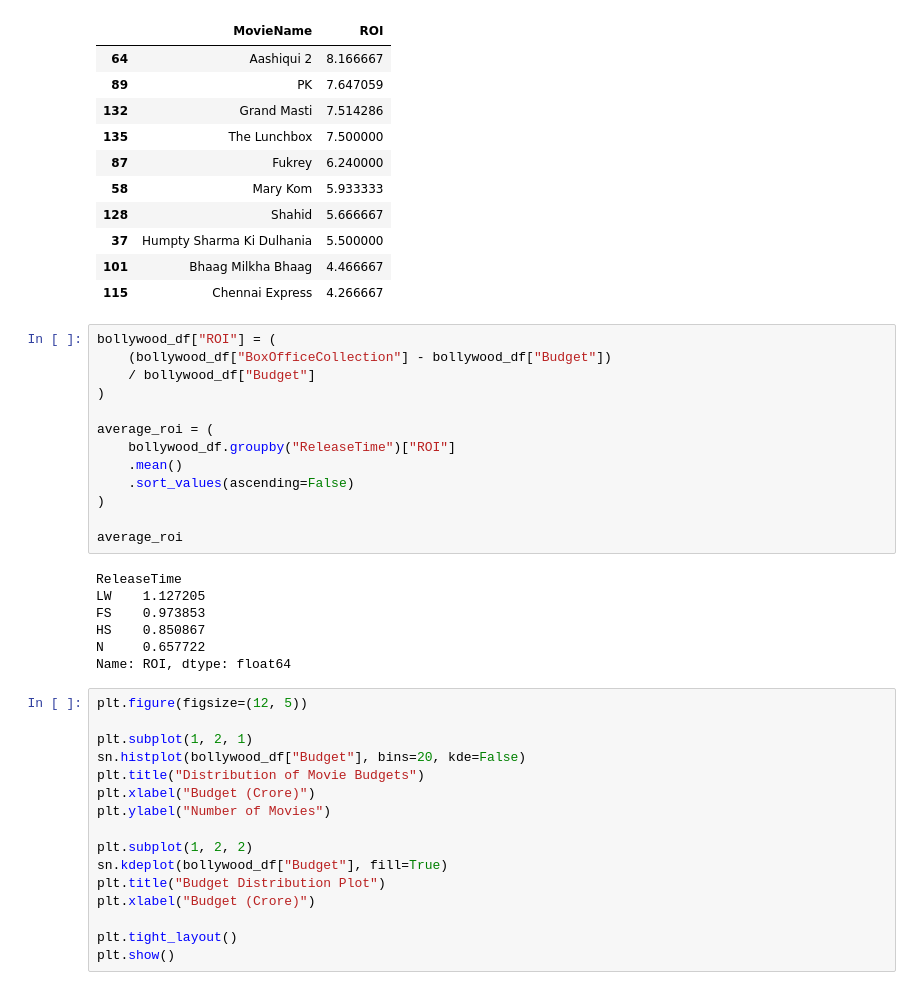
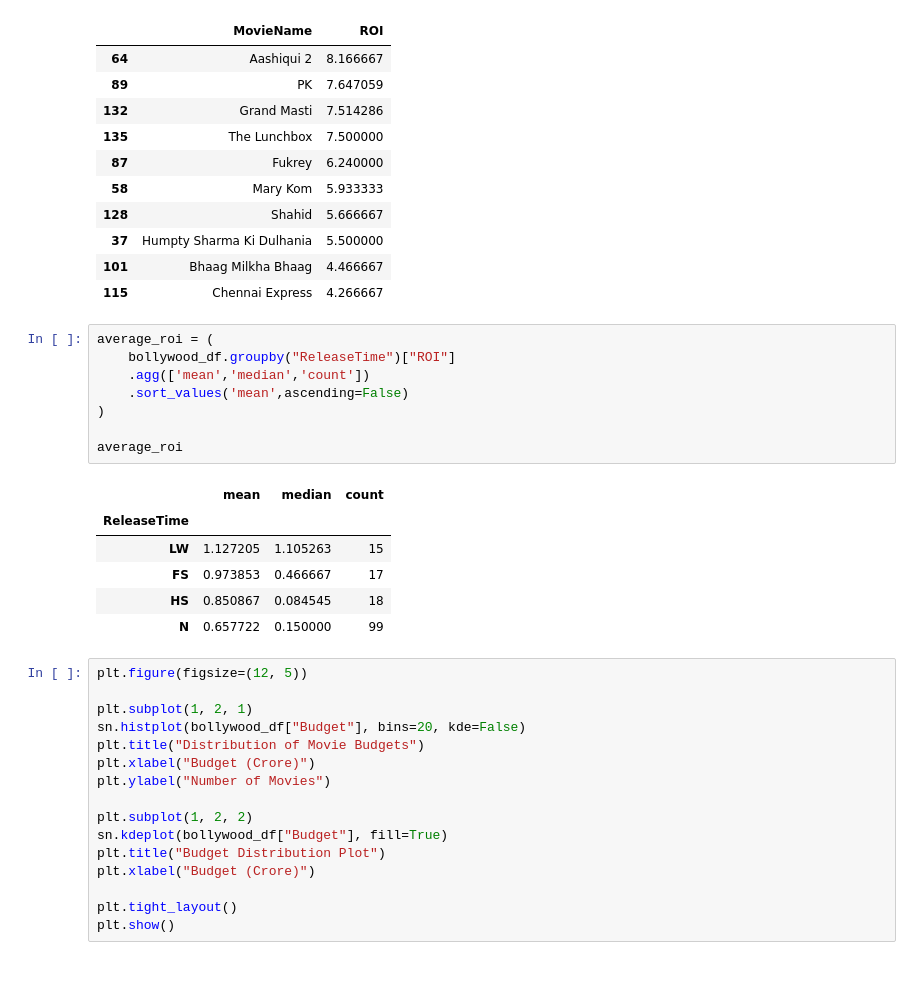
Before and after one commit to atultiwari01/ML_Learning, a Jupyter notebook: Assignment_Bollywood.ipynb, the cells around one changed output. Saved outputs shown, nothing was run; the diff lists cells and outputs as text.

```diff
--- a/Assignment_Bollywood.ipynb
+++ b/Assignment_Bollywood.ipynb
@@ -170,25 +170,20 @@ top_10_roi
 | 101 | Bhaag Milkha Bhaag | 4.466667 |
 | 115 | Chennai Express | 4.266667 |
 # %%
-bollywood_df["ROI"] = (
-    (bollywood_df["BoxOfficeCollection"] - bollywood_df["Budget"])
-    / bollywood_df["Budget"]
-)
-
 average_roi = (
     bollywood_df.groupby("ReleaseTime")["ROI"]
-    .mean()
-    .sort_values(ascending=False)
+    .agg(['mean','median','count'])
+    .sort_values('mean',ascending=False)
 )
 
 average_roi
 # %% [output]
-ReleaseTime
-LW    1.127205
-FS    0.973853
-HS    0.850867
-N     0.657722
-Name: ROI, dtype: float64
+|  | mean | median | count |
+| ReleaseTime |  |  |  |
+| LW | 1.127205 | 1.105263 | 15 |
+| FS | 0.973853 | 0.466667 | 17 |
+| HS | 0.850867 | 0.084545 | 18 |
+| N | 0.657722 | 0.150000 | 99 |
 # %%
 plt.figure(figsize=(12, 5))
 
```
Also changed, not shown: parts of 4 cells of this notebook, 2 other files.
